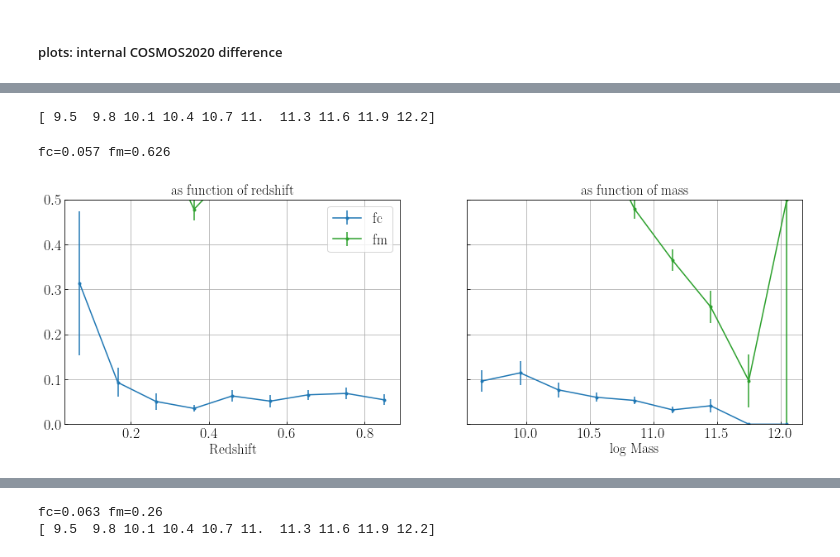
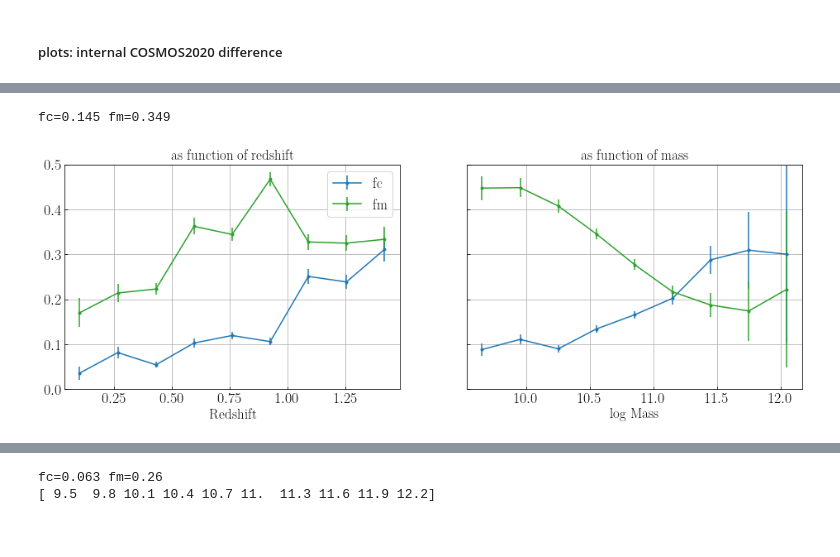
Before and after one commit to LejayChen/massive_gals, a Jupyter notebook: lephare_nuvrk_new.ipynb, the cells around one changed output, grey strips where cells are left out. Cells and saved outputs as stored; diff of their text form; code cells hidden in the pictures.

```diff
--- a/lephare_nuvrk_new.ipynb
+++ b/lephare_nuvrk_new.ipynb
@@ -1347,21 +1345,20 @@ fc=0.158 fm=0.146
 # %%
-# lephare vs eazy (ssfr, classic)
+# lephare vs eazy (ssfr, farmer)
 
 q_labels = np.array([0 for x in range(len(cat_combine_c20_z))])
-q_labels[cat_combine_c20_z['lp_sSFR_med_classic']<-11]=1
+q_labels[cat_combine_c20_z['lp_sSFR_med_farmer']<-11]=1
 true_q = q_labels==1
 true_sf = q_labels==0
 
-q = (cat_combine_c20_z['ez_ssfr_p500_classic']<-11.).astype(int)
-sf = (cat_combine_c20_z['ez_ssfr_p500_classic']>=-11.).astype(int)
+q = (cat_combine_c20_z['ez_ssfr_p500_farmer']<-11.).astype(int)
+sf = (cat_combine_c20_z['ez_ssfr_p500_farmer']>=-11.).astype(int)
 
 fc,fm = fc_fm(q, sf, true_q, true_sf, eval_type='q')
 plot_fcfm(data, q_labels, q, sf)
 print('fc='+str(round(fc,3)),'fm='+str(round(fm,3)))
 # %% [output]
-[ 9.5  9.8 10.1 10.4 10.7 11.  11.3 11.6 11.9 12.2]
+fc=0.145 fm=0.349
-fc=0.057 fm=0.626
-[figure, old version]
+[figure, new version]
 # %%
 # lephare vs eazy (ssfr, farmer)
 
```
Also changed, not shown: parts of 16 cells of this notebook, 4 other files.
